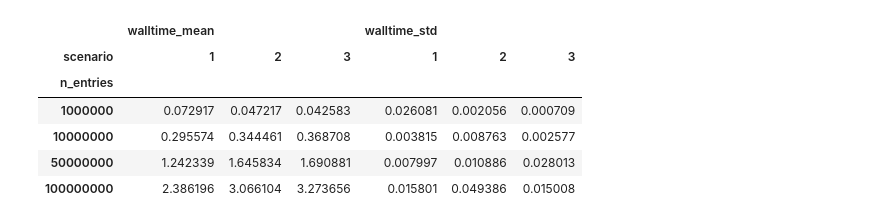
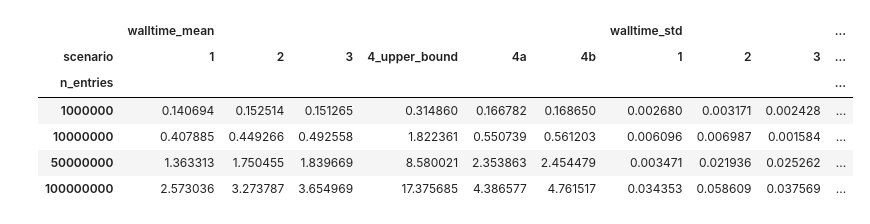
Before and after one commit to enirolf/hep-data-combination-benchmarks, a Jupyter notebook: plot_results.ipynb, the cells around one changed output. Saved outputs shown, nothing was run; the diff lists cells and outputs as text; code cells hidden in the pictures.

```diff
--- a/plot_results.ipynb
+++ b/plot_results.ipynb
@@ -6,33 +6,36 @@ import matplotlib.pyplot as plt
 
 plt.style.use("seaborn-v0_8")
 # %%
+SCENARIOS = ["1", "2", "3", "4a", "4b", "4_upper_bound"]
+N_ENTRIES = ["1M", "10M", "50M", "100M"]
+
 n_entries2numeric = {
     # "10k": 10_000,
     "1M": 1_000_000,
     "10M": 10_000_000,
     "50M": 50_000_000,
     "100M": 100_000_000
 }
 
 df = pd.DataFrame()
-for s in range(1,4):
-    for i, n_entries in enumerate(["1M", "10M", "50M", "100M"]):
+for s in SCENARIOS:
+    for i, n_entries in enumerate(N_ENTRIES):
         walltime = np.loadtxt(f"./results/scenario{s}/{n_entries}.csv", delimiter=",", skiprows=1, usecols=2)
         row = {"scenario": [s], "n_entries": [n_entries2numeric[n_entries]], "walltime_mean": [walltime.mean() * 1e-6], "walltime_std": [walltime.std() * 1e-6]}
         df = pd.concat([df, pd.DataFrame(row)])
 
 
 df.reset_index(drop=True, inplace=True)
 df = df.pivot(index="n_entries", columns="scenario")
 df
 # %% [output]
-|  | walltime_mean |  |  | walltime_std |  |  |
-| scenario | 1 | 2 | 3 | 1 | 2 | 3 |
-| n_entries |  |  |  |  |  |  |
-| 1000000 | 0.072917 | 0.047217 | 0.042583 | 0.026081 | 0.002056 | 0.000709 |
-| 10000000 | 0.295574 | 0.344461 | 0.368708 | 0.003815 | 0.008763 | 0.002577 |
-| 50000000 | 1.242339 | 1.645834 | 1.690881 | 0.007997 | 0.010886 | 0.028013 |
-| 100000000 | 2.386196 | 3.066104 | 3.273656 | 0.015801 | 0.049386 | 0.015008 |
+|  | walltime_mean |  |  |  |  |  | walltime_std |  |  | ... |
+| scenario | 1 | 2 | 3 | 4_upper_bound | 4a | 4b | 1 | 2 | 3 | ... |
+| n_entries |  |  |  |  |  |  |  |  |  | ... |
+| 1000000 | 0.140694 | 0.152514 | 0.151265 | 0.314860 | 0.166782 | 0.168650 | 0.002680 | 0.003171 | 0.002428 | ... |
+| 10000000 | 0.407885 | 0.449266 | 0.492558 | 1.822361 | 0.550739 | 0.561203 | 0.006096 | 0.006987 | 0.001584 | ... |
+| 50000000 | 1.363313 | 1.750455 | 1.839669 | 8.580021 | 2.353863 | 2.454479 | 0.003471 | 0.021936 | 0.025262 | ... |
+| 100000000 | 2.573036 | 3.273787 | 3.654969 | 17.375685 | 4.386577 | 4.761517 | 0.034353 | 0.058609 | 0.037569 | ... |
 # %%
 df_mean_diff = df.walltime_mean
 
```
Also changed, not shown: parts of 4 cells of this notebook, 9 other files.
